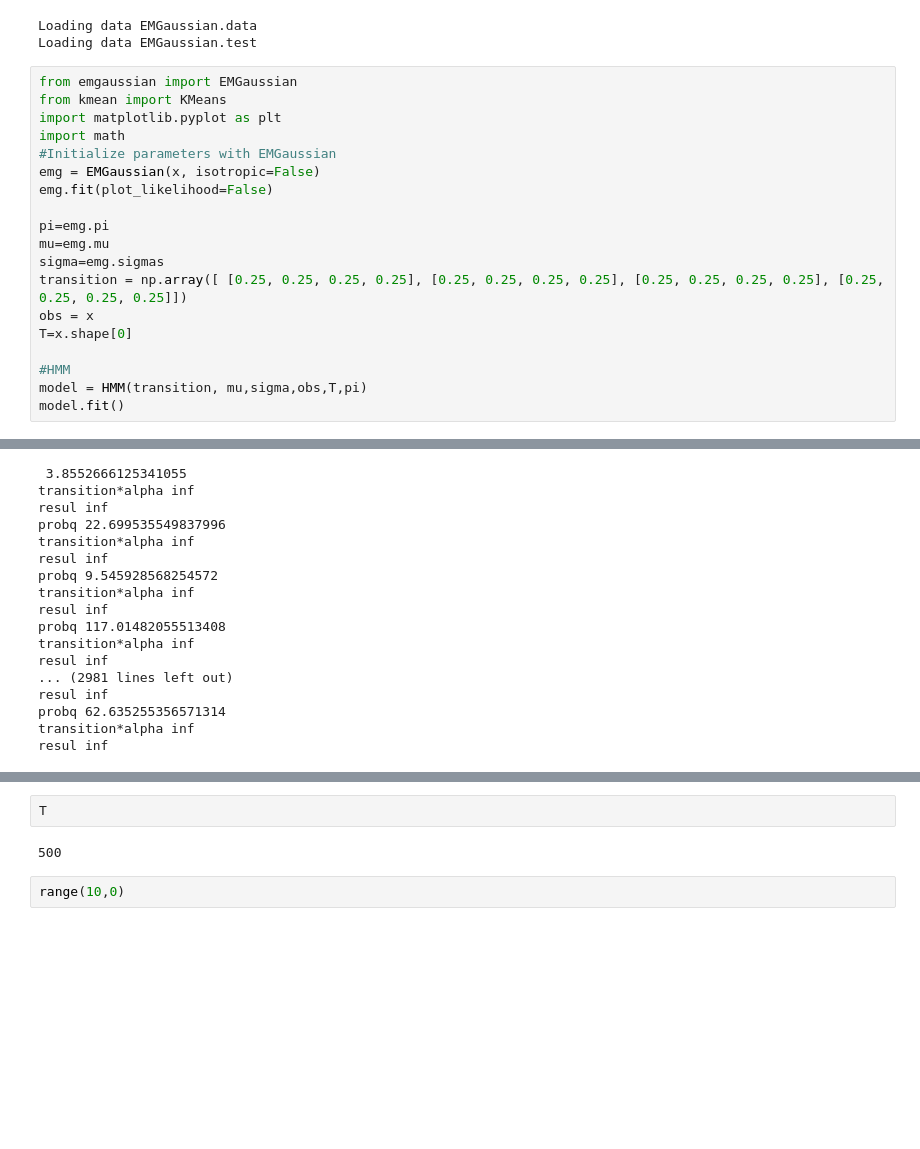
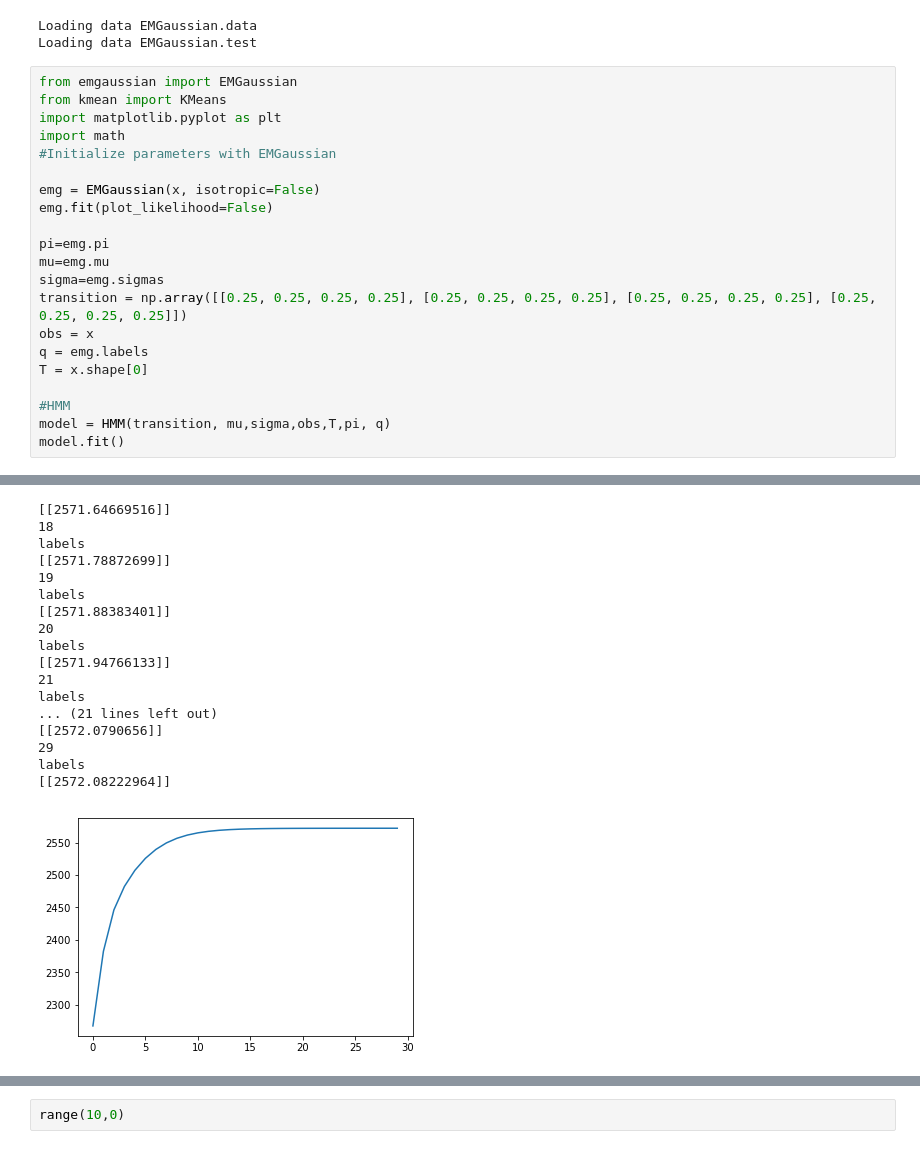
Before and after one commit to dadounhind/pgm3, a Jupyter notebook: HMM.ipynb, the cells around one changed output, grey strips where cells are left out. Drawn from its saved outputs; the diff is of its cells as text; blank space fills up the shorter version.

```diff
--- a/HMM.ipynb
+++ b/HMM.ipynb
@@ -153,17 +225,19 @@ from kmean import KMeans
 import matplotlib.pyplot as plt
 import math
 #Initialize parameters with EMGaussian
+
 emg = EMGaussian(x, isotropic=False)
 emg.fit(plot_likelihood=False)
 
 pi=emg.pi
 mu=emg.mu
 sigma=emg.sigmas
-transition = np.array([ [0.25, 0.25, 0.25, 0.25], [0.25, 0.25, 0.25, 0.25], [0.25, 0.25, 0.25, 0.25], [0.25, 0.25, 0.25, 0.25]])
+transition = np.array([[0.25, 0.25, 0.25, 0.25], [0.25, 0.25, 0.25, 0.25], [0.25, 0.25, 0.25, 0.25], [0.25, 0.25, 0.25, 0.25]])
 obs = x
-T=x.shape[0]
+q = emg.labels
+T = x.shape[0]
 
 #HMM
-model = HMM(transition, mu,sigma,obs,T,pi)
+model = HMM(transition, mu,sigma,obs,T,pi, q)
 model.fit()
 # %% [output]
@@ -187,17 +261,18 @@ probq
- 3.8552666125341055
-transition*alpha inf
-resul inf
-probq 22.699535549837996
-transition*alpha inf
-resul inf
-probq 9.545928568254572
-transition*alpha inf
-resul inf
-probq 117.01482055513408
-transition*alpha inf
-resul inf
-... (2981 lines left out)
-resul inf
-probq 62.635255356571314
-transition*alpha inf
-resul inf
+[[2571.64669516]]
+18
+labels
+[[2571.78872699]]
+19
+labels
+[[2571.88383401]]
+20
+labels
+[[2571.94766133]]
+21
+labels
+... (21 lines left out)
+[[2572.0790656]]
+29
+labels
+[[2572.08222964]]
+[figure, added]
@@ -205,7 +297,3 @@ TypeError: 'int' object is not subscriptable
-# %%
-T
-# %% [output]
-500
 # %%
 range(10,0)
 # %% [output]
```
Also changed, not shown: parts of 2 cells of this notebook.
